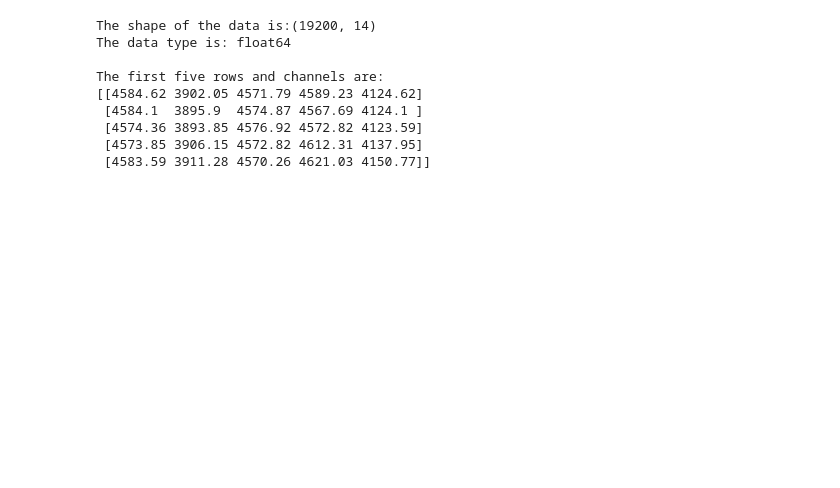
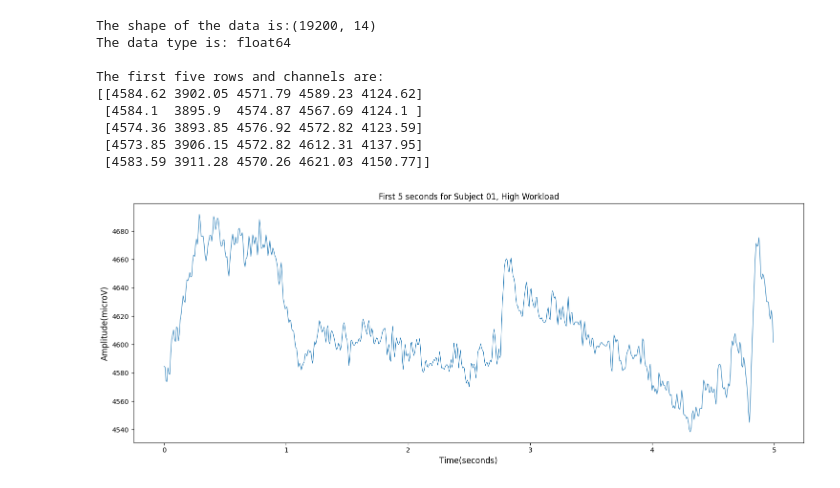
Before and after one commit to Folasewa/EEG-Based_Mental_Workload_Classifier, a Jupyter notebook: notebooks/exploratory.ipynb, the cells around one changed output. Cells and saved outputs as stored; diff of their text form; code cells hidden in the pictures; blank space fills up the shorter version.

Commit message:
data_exploration

```diff
--- a/notebooks/exploratory.ipynb
+++ b/notebooks/exploratory.ipynb
@@ -35,9 +35,18 @@ channel_name = ['AF3', 'F7', 'F3', 'FC5', 'T7', 'P7', 'O1', 'O2', 'P8', 'T8', 'F
 # %%
 #visualizing the first 5 seconds of a channel
 sampling_frequency = 128
 duration = 5
 no_of_samples = sampling_frequency * duration
 
 time = np.arange(no_of_samples)/sampling_frequency
 
-#plotting the first channel
+#plotting the first 5 seconds of the first channel
+plt.figure(figsize= (15, 6))
+plt.plot(time, sample_data[:no_of_samples,0], linewidth = 0.8)
+plt.xlabel("Time(seconds)", fontsize=12)
+plt.ylabel("Amplitude(microV)", fontsize=12)
+plt.title("First 5 seconds for Subject 01, High Workload")
+plt.tight_layout()
+plt.show()
+# %% [output]
+[figure, added]
```
